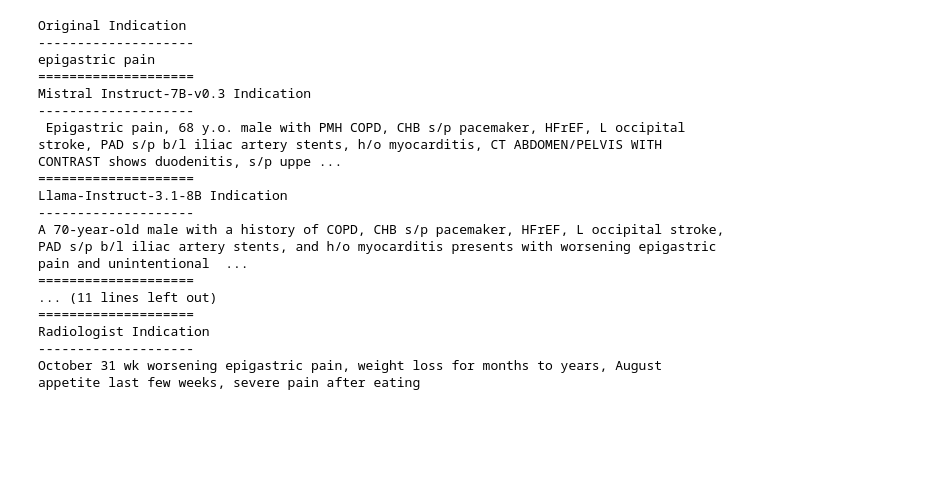
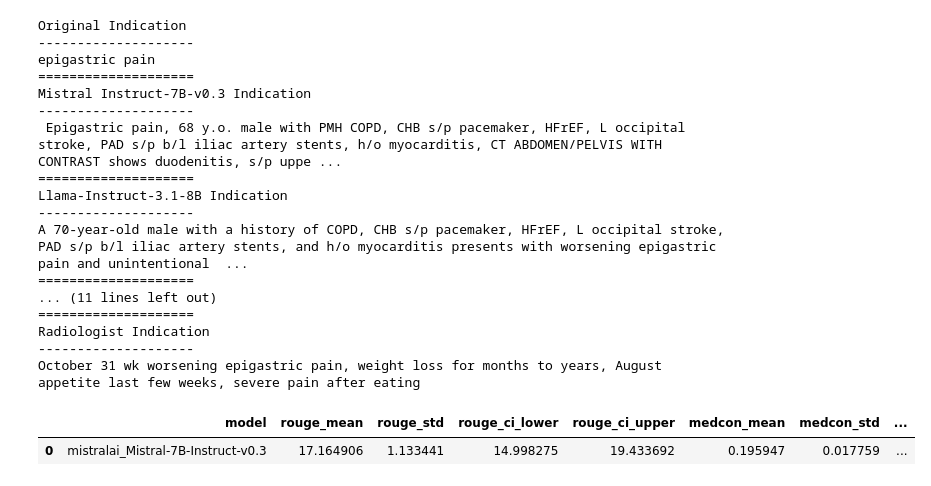
Before and after one commit to bdrad/revise-indication-llm-ehr, a Jupyter notebook: inference/analyze_llm_results.ipynb, the cells around one changed output. Drawn from its saved outputs; the diff is of its cells as text; code cells hidden in the pictures; blank space fills up the shorter version.

```diff
--- a/inference/analyze_llm_results.ipynb
+++ b/inference/analyze_llm_results.ipynb
@@ -260,3 +260,11 @@ A 70-year-old male with a history of COPD, CHB s/p pacemaker, HFrEF, L occipital
 Radiologist Indication
 --------------------
 October 31 wk worsening epigastric pain, weight loss for months to years, August appetite last few weeks, severe pain after eating
+# %%
+import pandas as pd
+mistral = pd.read_csv("../analysis/llm_evaluation_scores/mistral.csv")
+# %%
+mistral
+# %% [output]
+|  | model | rouge_mean | rouge_std | rouge_ci_lower | rouge_ci_upper | medcon_mean | medcon_std | ... |
+| 0 | mistralai_Mistral-7B-Instruct-v0.3 | 17.164906 | 1.133441 | 14.998275 | 19.433692 | 0.195947 | 0.017759 | ... |
```
Also changed, not shown: 4 other files.
